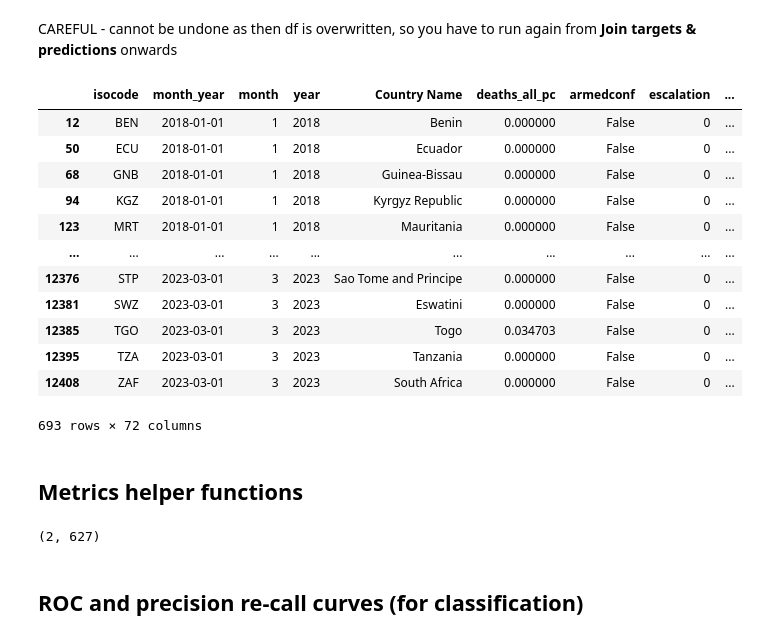
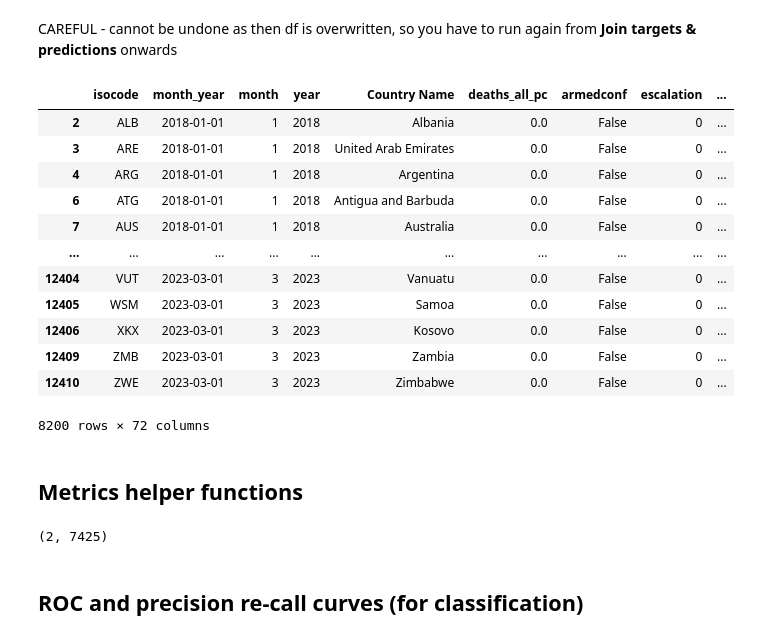
Before and after one commit to luisquinonesPR/thesis, a Jupyter notebook: models/tree_based_evaluation_metrics_hard_cases.ipynb, the cells around one changed output. Drawn from its saved outputs; the diff is of its cells as text; code cells hidden in the pictures.

```diff
--- a/models/tree_based_evaluation_metrics_hard_cases.ipynb
+++ b/models/tree_based_evaluation_metrics_hard_cases.ipynb
@@ -288,7 +288,7 @@ lstm_vars = ['f3_target_escl','f6_target_escl','f3_target_clsf','f6_target_clsf'
 df = df.drop(columns = historical_vars + text_gdelt_vars + other_vars + lstm_vars)
 #df.to_csv(os.path.abspath(path + f'/tree_based_pred/Final/df_tree_based_joined.csv'), index=False)
 # %%
-# APPROACH 1: hard countires - select countries that have experienced 10 or more years of peace and list who they are
+# APPROACH 1: hard countries - select countries that have experienced 10 or more years of peace and list who they are
 df_peacef_cntr = df.copy()
 df_peacef_cntr = df_peacef_cntr.loc[df_peacef_cntr['armedconf_since'] >= 120]
 list_peacef_cntr = df_peacef_cntr.isocode.unique()
@@ -316,18 +316,24 @@ print('Approach 2: hard observations')
 print(list_hard_cases_obsv, df_peacef_obsv['Country Name'].unique(), len(df_peacef_obsv.isocode.unique()))
 
 # APPROACH 3: hard observations - subset to observations where there has been peace for at least 10 years
-# df_peacef_giov = df.copy()
-# df_peacef_giov['difference'] = df_peacef_obsv.groupby('isocode')['armedconf_since'].diff()
-# df_peacef_obsv = df_peacef_obsv.loc[df_peacef_obsv['difference'] <= -120]
+df_peacef_giov = df.copy()
+df_peacef_giov = df_peacef_giov[df_peacef_giov['armedconf_since'] >= 120]
 
-# list_hard_cases_obsv = df_peacef_obsv.isocode.unique()
-# print('Approach 2: hard observations')
-# print(list_hard_cases_obsv, df_peacef_obsv['Country Name'].unique(), len(df_peacef_obsv.isocode.unique()))
+# Access the desired columns
+df_peacef_giov[['isocode', 'Country Name', 'month_year', 'deaths_all_pc', 'armedconf_f1', 'escalation', 'escalation_f1', 'armedconf_since']].head(20)
 
+list_hard_cases_giov = df_peacef_giov.isocode.unique()
+print('Approach 3: observations at least 10 years in peace')
+print(list_hard_cases_giov, df_peacef_giov['Country Name'].unique(), len(df_peacef_giov.isocode.unique()))
+
+# Hard problem is, out of these very peaceful countries, which ones have had onset?
+
+#df_peacef_giov['difference'] = df_peacef_giov.groupby('isocode')['armedconf_since'].diff()
+#df_peacef_obsv = df_peacef_obsv.loc[df_peacef_obsv['difference'] <= -120]
 
 # view data frame of choice
-# df_peacef_obsv
-# df_peacef_cntr
+#df_peacef_obsv
+#df_peacef_cntr
 # %% [output]
 Approach 1: hard countries
 ['SWZ' 'TZA' 'ECU' 'KGZ' 'ZAF' 'BEN' 'GNB' 'SLV' 'TGO' 'STP' 'MRT'] ['Benin' 'Ecuador' 'Guinea-Bissau' 'Kyrgyz Republic' 'Mauritania'
@@ -340,22 +378,22 @@ Approach 2: hard observations
 CAREFUL - cannot be undone as then df is overwritten, so you have to run again from **Join targets & predictions** onwards
 # %%
 ### PICK WHICH ONE TO WORK WITH FOR REST OF ANALYSIS - if you want to save the ROC curves, uncomment the relevant version at the the of the roc_curve function
-df = df_hard_cases_cntr.copy()
+df = df_peacef_giov.copy()
 df
 # %% [output]
 |  | isocode | month_year | month | year | Country Name | deaths_all_pc | armedconf | escalation | ... |
-| 12 | BEN | 2018-01-01 | 1 | 2018 | Benin | 0.000000 | False | 0 | ... |
-| 50 | ECU | 2018-01-01 | 1 | 2018 | Ecuador | 0.000000 | False | 0 | ... |
-| 68 | GNB | 2018-01-01 | 1 | 2018 | Guinea-Bissau | 0.000000 | False | 0 | ... |
-| 94 | KGZ | 2018-01-01 | 1 | 2018 | Kyrgyz Republic | 0.000000 | False | 0 | ... |
-| 123 | MRT | 2018-01-01 | 1 | 2018 | Mauritania | 0.000000 | False | 0 | ... |
+| 2 | ALB | 2018-01-01 | 1 | 2018 | Albania | 0.0 | False | 0 | ... |
+| 3 | ARE | 2018-01-01 | 1 | 2018 | United Arab Emirates | 0.0 | False | 0 | ... |
+| 4 | ARG | 2018-01-01 | 1 | 2018 | Argentina | 0.0 | False | 0 | ... |
+| 6 | ATG | 2018-01-01 | 1 | 2018 | Antigua and Barbuda | 0.0 | False | 0 | ... |
+| 7 | AUS | 2018-01-01 | 1 | 2018 | Australia | 0.0 | False | 0 | ... |
 | ... | ... | ... | ... | ... | ... | ... | ... | ... | ... |
-| 12376 | STP | 2023-03-01 | 3 | 2023 | Sao Tome and Principe | 0.000000 | False | 0 | ... |
-| 12381 | SWZ | 2023-03-01 | 3 | 2023 | Eswatini | 0.000000 | False | 0 | ... |
-| 12385 | TGO | 2023-03-01 | 3 | 2023 | Togo | 0.034703 | False | 0 | ... |
-| 12395 | TZA | 2023-03-01 | 3 | 2023 | Tanzania | 0.000000 | False | 0 | ... |
-| 12408 | ZAF | 2023-03-01 | 3 | 2023 | South Africa | 0.000000 | False | 0 | ... |
+| 12404 | VUT | 2023-03-01 | 3 | 2023 | Vanuatu | 0.0 | False | 0 | ... |
+| 12405 | WSM | 2023-03-01 | 3 | 2023 | Samoa | 0.0 | False | 0 | ... |
+| 12406 | XKX | 2023-03-01 | 3 | 2023 | Kosovo | 0.0 | False | 0 | ... |
+| 12409 | ZMB | 2023-03-01 | 3 | 2023 | Zambia | 0.0 | False | 0 | ... |
+| 12410 | ZWE | 2023-03-01 | 3 | 2023 | Zimbabwe | 0.0 | False | 0 | ... |
-693 rows × 72 columns
+8200 rows × 72 columns
 # %% [markdown]
 ## Metrics helper functions
 # %%
@@ -386,7 +424,7 @@ exmpl_df = pd.DataFrame(get_tar_pred(df, 6, 'tx', start_month_year, target_conf,
 print(exmpl_df.shape)
 #exmpl_df.head(2)
 # %% [output]
-(2, 627)
+(2, 7425)
 # %%
 def get_roc_pr(df_og: pd.DataFrame, fwd: int, target: str, models: list, staryearid, algo = str): #binary=True, plot=True
     """Function to return the roc and pr values for a given target, level and forward period"""
```
Also changed, not shown: parts of 4 cells of this notebook, 2 other files.
